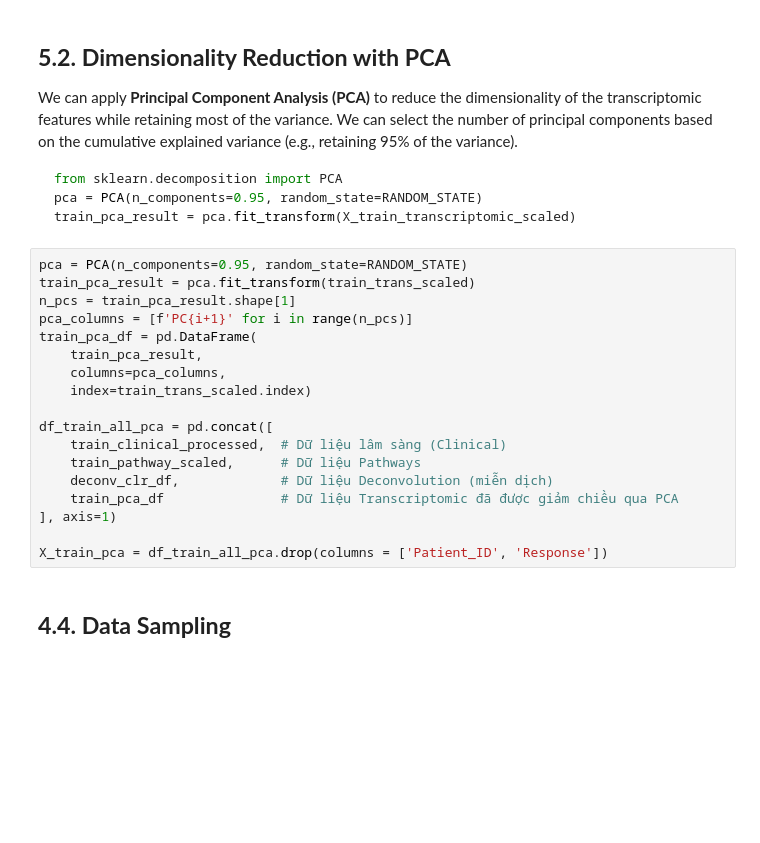
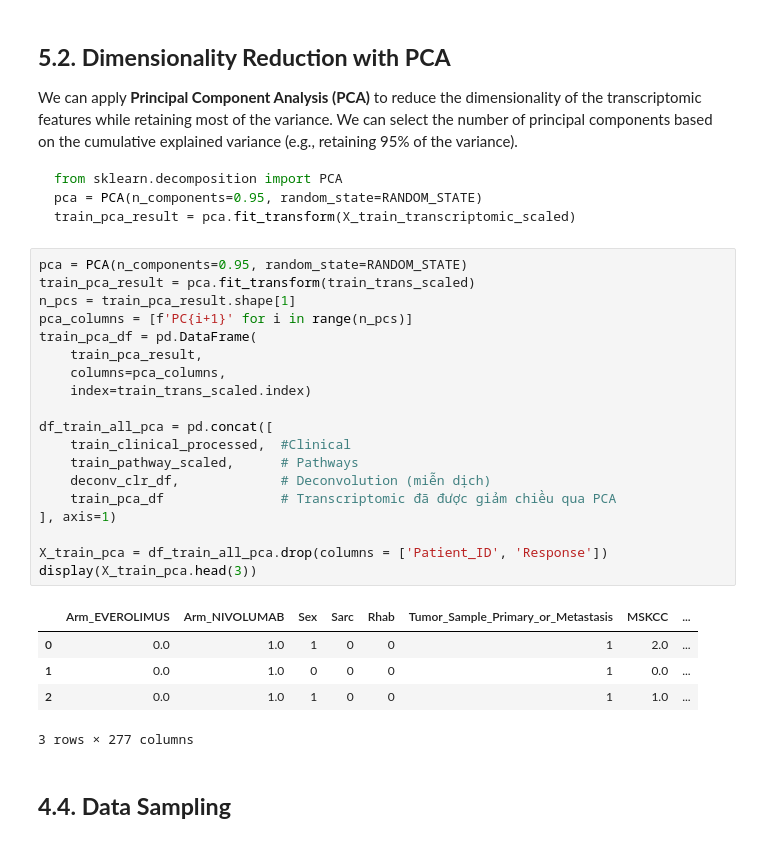
Before and after one commit to trinhthechuong/Hackathon_DIGPHAT, a Jupyter notebook: My_Model_Devepmemt.ipynb, the cells around one changed output. Saved outputs shown, nothing was run; the diff lists cells and outputs as text; blank space fills up the shorter version.

```diff
--- a/My_Model_Devepmemt.ipynb
+++ b/My_Model_Devepmemt.ipynb
@@ -568,21 +570,28 @@ train_pca_result = pca.fit_transform(X_train_transcriptomic_scaled)
 # %%
 pca = PCA(n_components=0.95, random_state=RANDOM_STATE)
 train_pca_result = pca.fit_transform(train_trans_scaled)
 n_pcs = train_pca_result.shape[1]
 pca_columns = [f'PC{i+1}' for i in range(n_pcs)]
 train_pca_df = pd.DataFrame(
     train_pca_result,
     columns=pca_columns,
     index=train_trans_scaled.index)
 
 df_train_all_pca = pd.concat([
-    train_clinical_processed,  # Dữ liệu lâm sàng (Clinical)
-    train_pathway_scaled,      # Dữ liệu Pathways
-    deconv_clr_df,             # Dữ liệu Deconvolution (miễn dịch)
-    train_pca_df               # Dữ liệu Transcriptomic đã được giảm chiều qua PCA
+    train_clinical_processed,  #Clinical
+    train_pathway_scaled,      # Pathways
+    deconv_clr_df,             # Deconvolution (miễn dịch)
+    train_pca_df               # Transcriptomic đã được giảm chiều qua PCA
 ], axis=1)
 
 X_train_pca = df_train_all_pca.drop(columns = ['Patient_ID', 'Response'])
+display(X_train_pca.head(3))
+# %% [output]
+|  | Arm_EVEROLIMUS | Arm_NIVOLUMAB | Sex | Sarc | Rhab | Tumor_Sample_Primary_or_Metastasis | MSKCC | ... |
+| 0 | 0.0 | 1.0 | 1 | 0 | 0 | 1 | 2.0 | ... |
+| 1 | 0.0 | 1.0 | 0 | 0 | 0 | 1 | 0.0 | ... |
+| 2 | 0.0 | 1.0 | 1 | 0 | 0 | 1 | 1.0 | ... |
+3 rows × 277 columns
 # %% [markdown]
 ## **4.4. Data Sampling**
 # %% [markdown]
```
Also changed, not shown: parts of 9 cells of this notebook.
